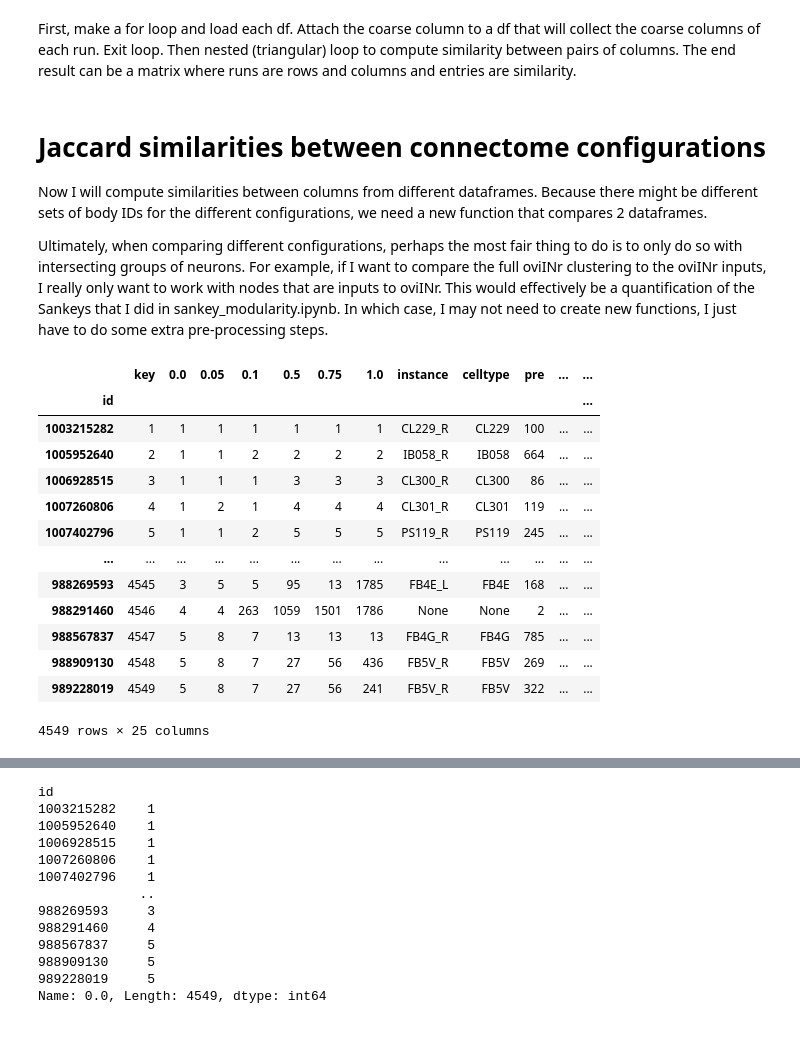
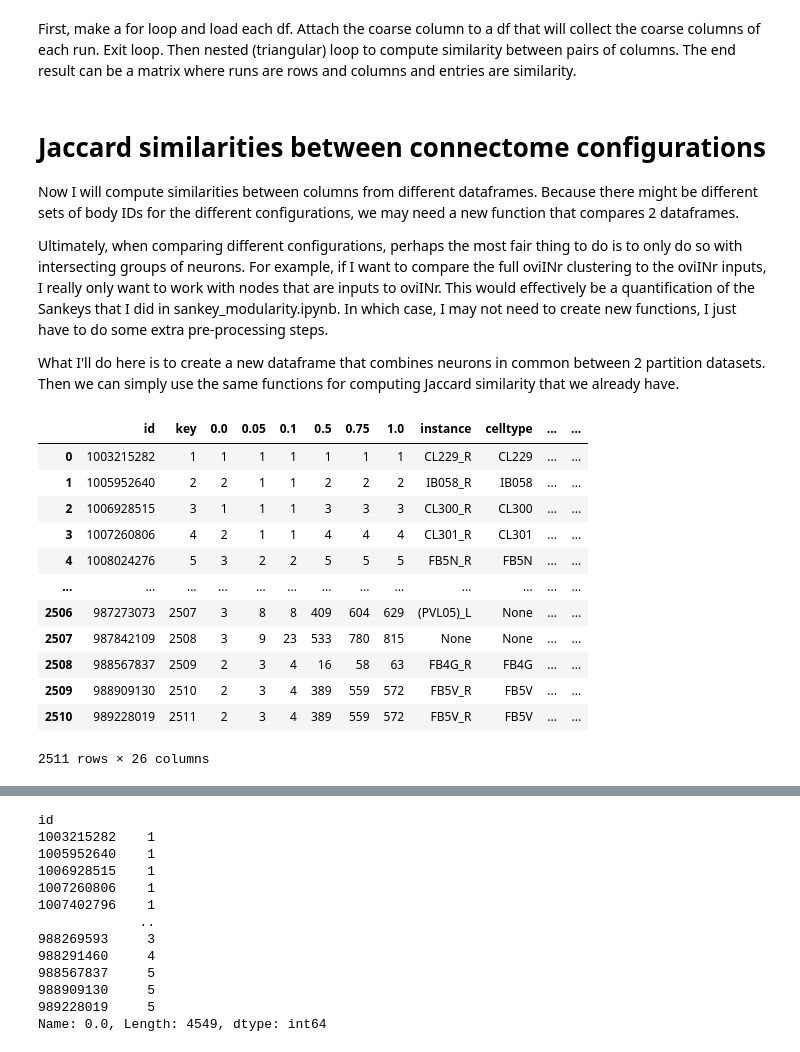
Before and after one commit to Gutierrez-lab/oviIN-analyses-gabrielle, a Jupyter notebook: jaccard_sandbox.ipynb, the cells around one changed output, grey strips where cells are left out. Cells and saved outputs as stored; diff of their text form; code cells hidden in the pictures.

Commit message:
working on jaccard sim btwn HB and ovi_in

```diff
--- a/jaccard_sandbox.ipynb
+++ b/jaccard_sandbox.ipynb
@@ -333,23 +334,8 @@ First, make a for loop and load each df. Attach the coarse column to a df that w
 The end result can be a matrix where runs are rows and columns and entries are similarity.
 # %% [markdown]
 # Jaccard similarities between connectome configurations
-Now I will compute similarities between columns from different dataframes. Because there might be different sets of body IDs for the different configurations, we need a new function that compares 2 dataframes.
+Now I will compute similarities between columns from different dataframes. Because there might be different sets of body IDs for the different configurations, we may need a new function that compares 2 dataframes.
 
 Ultimately, when comparing different configurations, perhaps the most fair thing to do is to only do so with intersecting groups of neurons. For example, if I want to compare the full oviINr clustering to the oviINr inputs, I really only want to work with nodes that are inputs to oviINr. This would effectively be a quantification of the Sankeys that I did in sankey_modularity.ipynb. In which case, I may not need to create new functions, I just have to do some extra pre-processing steps.
+
+What I'll do here is to create a new dataframe that combines neurons in common between 2 partition datasets. Then we can simply use the same functions for computing Jaccard similarity that we already have.
-# %%
-df
-# %% [output]
-|  | key | 0.0 | 0.05 | 0.1 | 0.5 | 0.75 | 1.0 | instance | celltype | pre | ... | ... |
-| id |  |  |  |  |  |  |  |  |  |  |  | ... |
-| 1003215282 | 1 | 1 | 1 | 1 | 1 | 1 | 1 | CL229_R | CL229 | 100 | ... | ... |
-| 1005952640 | 2 | 1 | 1 | 2 | 2 | 2 | 2 | IB058_R | IB058 | 664 | ... | ... |
-| 1006928515 | 3 | 1 | 1 | 1 | 3 | 3 | 3 | CL300_R | CL300 | 86 | ... | ... |
-| 1007260806 | 4 | 1 | 2 | 1 | 4 | 4 | 4 | CL301_R | CL301 | 119 | ... | ... |
-| 1007402796 | 5 | 1 | 1 | 2 | 5 | 5 | 5 | PS119_R | PS119 | 245 | ... | ... |
-| ... | ... | ... | ... | ... | ... | ... | ... | ... | ... | ... | ... | ... |
-| 988269593 | 4545 | 3 | 5 | 5 | 95 | 13 | 1785 | FB4E_L | FB4E | 168 | ... | ... |
-| 988291460 | 4546 | 4 | 4 | 263 | 1059 | 1501 | 1786 | None | None | 2 | ... | ... |
-| 988567837 | 4547 | 5 | 8 | 7 | 13 | 13 | 13 | FB4G_R | FB4G | 785 | ... | ... |
-| 988909130 | 4548 | 5 | 8 | 7 | 27 | 56 | 436 | FB5V_R | FB5V | 269 | ... | ... |
-| 989228019 | 4549 | 5 | 8 | 7 | 27 | 56 | 241 | FB5V_R | FB5V | 322 | ... | ... |
-4549 rows × 25 columns
@@ -355,0 +350,22 @@ df
+# %%
+import os
+
+# file path for oviIN modularity data for ovi input connectome
+os.chdir('/Users/ggutierr/My Drive (ggutierr@barnard.edu)/GitHub/oviIN-analyses-gabrielle/ovi_preprocessed/preprocessed_inputs-v1.2.1')
+
+ovi_in_node_df = pd.read_csv('preprocessed_nodes.csv')
+ovi_in_node_df
+# %% [output]
+|  | id | key | 0.0 | 0.05 | 0.1 | 0.5 | 0.75 | 1.0 | instance | celltype | ... | ... |
+| 0 | 1003215282 | 1 | 1 | 1 | 1 | 1 | 1 | 1 | CL229_R | CL229 | ... | ... |
+| 1 | 1005952640 | 2 | 2 | 1 | 1 | 2 | 2 | 2 | IB058_R | IB058 | ... | ... |
+| 2 | 1006928515 | 3 | 1 | 1 | 1 | 3 | 3 | 3 | CL300_R | CL300 | ... | ... |
+| 3 | 1007260806 | 4 | 2 | 1 | 1 | 4 | 4 | 4 | CL301_R | CL301 | ... | ... |
+| 4 | 1008024276 | 5 | 3 | 2 | 2 | 5 | 5 | 5 | FB5N_R | FB5N | ... | ... |
+| ... | ... | ... | ... | ... | ... | ... | ... | ... | ... | ... | ... | ... |
+| 2506 | 987273073 | 2507 | 3 | 8 | 8 | 409 | 604 | 629 | (PVL05)_L | None | ... | ... |
+| 2507 | 987842109 | 2508 | 3 | 9 | 23 | 533 | 780 | 815 | None | None | ... | ... |
+| 2508 | 988567837 | 2509 | 2 | 3 | 4 | 16 | 58 | 63 | FB4G_R | FB4G | ... | ... |
+| 2509 | 988909130 | 2510 | 2 | 3 | 4 | 389 | 559 | 572 | FB5V_R | FB5V | ... | ... |
+| 2510 | 989228019 | 2511 | 2 | 3 | 4 | 389 | 559 | 572 | FB5V_R | FB5V | ... | ... |
+2511 rows × 26 columns
```
Also changed, not shown: parts of 6 cells of this notebook, 1 other file.
